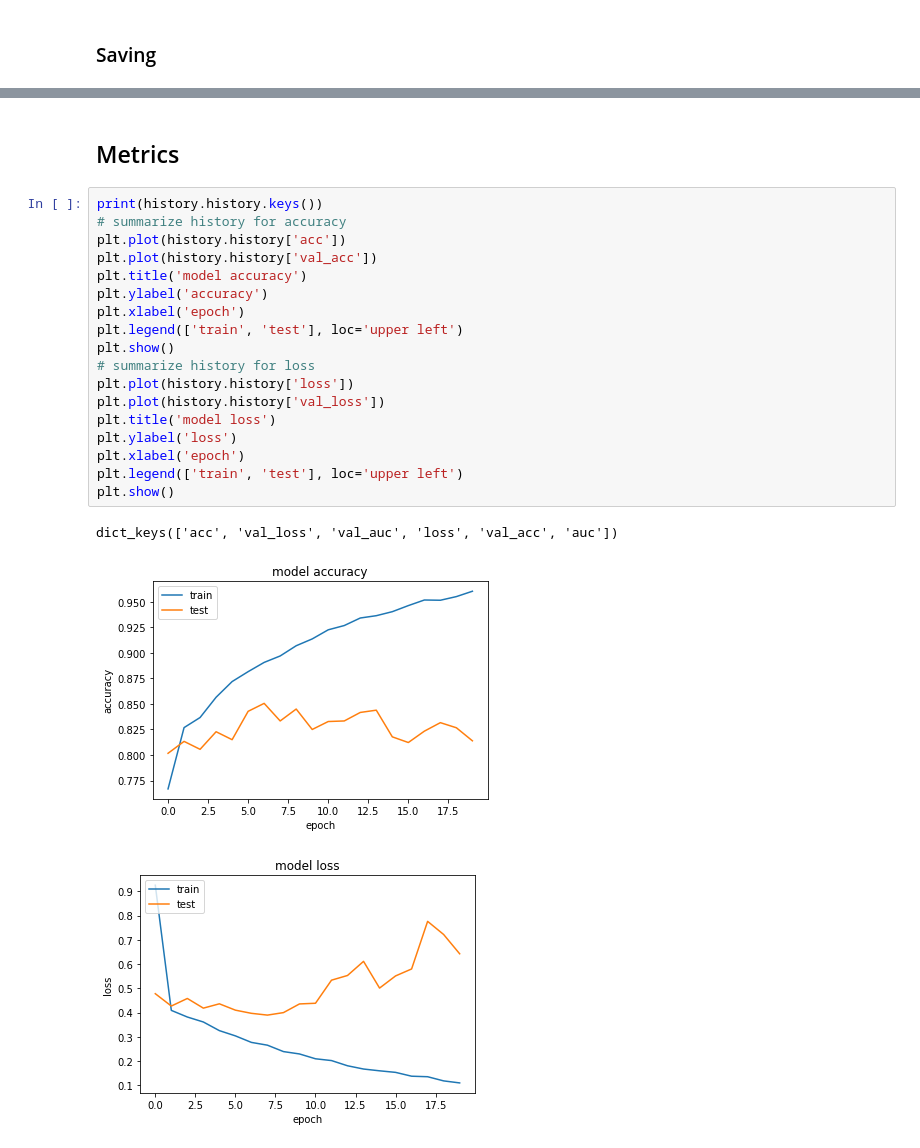
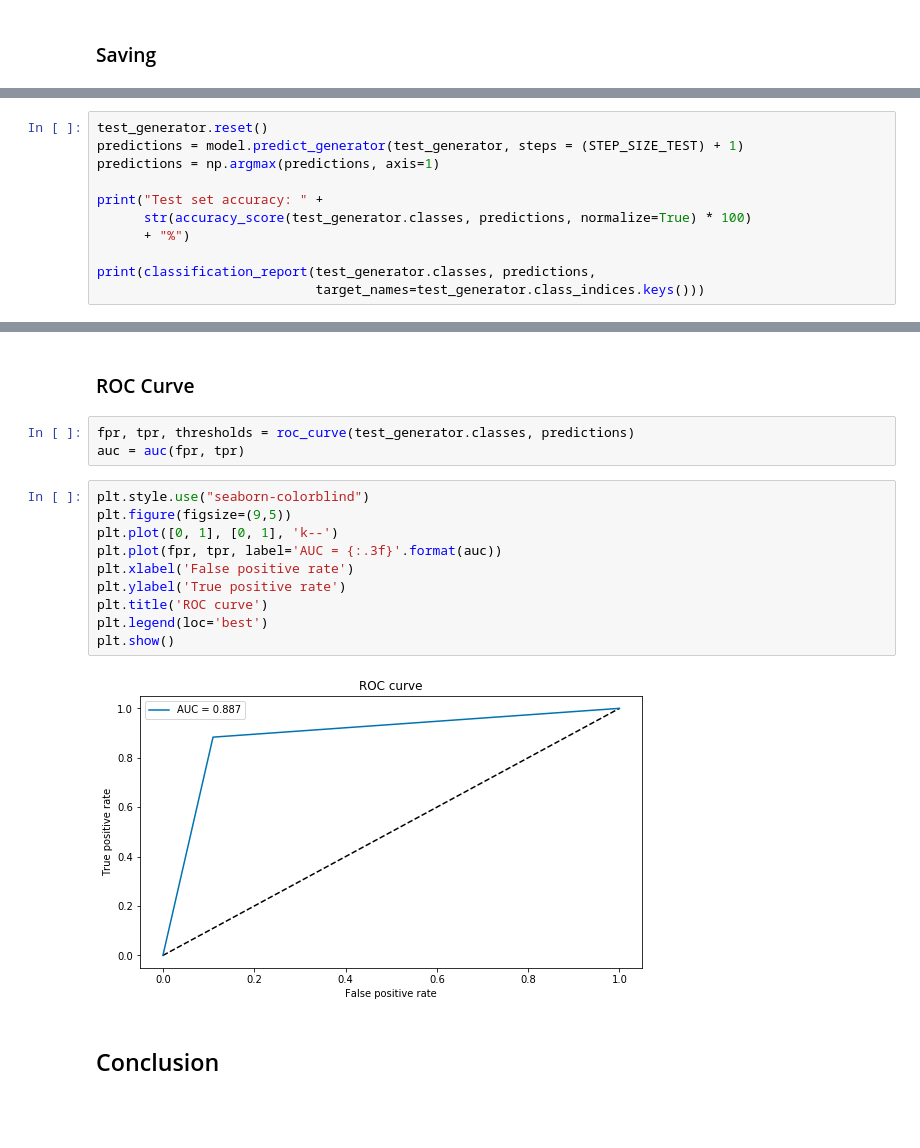
Before and after one commit to EiroaMD/final_project_IH_pneumonia, a Jupyter notebook: 4_2_Model_Binary_from_directory_balanced.ipynb, the cells around one changed output, grey strips where cells are left out. Cells and saved outputs as stored; diff of their text form; blank space fills up the shorter version.

```diff
--- a/4_2_Model_Binary_from_directory_balanced.ipynb
+++ b/4_2_Model_Binary_from_directory_balanced.ipynb
@@ -299,0 +251,11 @@ ValueError: Length of values does not match length of index
+# %%
+test_generator.reset()
+predictions = model.predict_generator(test_generator, steps = (STEP_SIZE_TEST) + 1)
+predictions = np.argmax(predictions, axis=1)
+
+print("Test set accuracy: " +
+      str(accuracy_score(test_generator.classes, predictions, normalize=True) * 100)
+      + "%")
+
+print(classification_report(test_generator.classes, predictions,
+                            target_names=test_generator.class_indices.keys()))
@@ -300,24 +298,19 @@ ValueError: Length of values does not match length of index
+# %% [markdown]
+### ROC Curve
+# %%
+fpr, tpr, thresholds = roc_curve(test_generator.classes, predictions)
+auc = auc(fpr, tpr)
+# %%
+plt.style.use("seaborn-colorblind")
+plt.figure(figsize=(9,5))
+plt.plot([0, 1], [0, 1], 'k--')
+plt.plot(fpr, tpr, label='AUC = {:.3f}'.format(auc))
+plt.xlabel('False positive rate')
+plt.ylabel('True positive rate')
+plt.title('ROC curve')
+plt.legend(loc='best')
+plt.show()
+# %% [output]
+[figure, added]
 # %% [markdown]
-## Metrics
+## Conclusion
-# %%
-print(history.history.keys())
-# summarize history for accuracy
-plt.plot(history.history['acc'])
-plt.plot(history.history['val_acc'])
-plt.title('model accuracy')
-plt.ylabel('accuracy')
-plt.xlabel('epoch')
-plt.legend(['train', 'test'], loc='upper left')
-plt.show()
-# summarize history for loss
-plt.plot(history.history['loss'])
-plt.plot(history.history['val_loss'])
-plt.title('model loss')
-plt.ylabel('loss')
-plt.xlabel('epoch')
-plt.legend(['train', 'test'], loc='upper left')
-plt.show()
-# %% [output]
-dict_keys(['acc', 'val_loss', 'val_auc', 'loss', 'val_acc', 'auc'])
-[figure, removed]
-[figure, removed]
```
Also changed, not shown: parts of 32 cells of this notebook, 2 other files.
